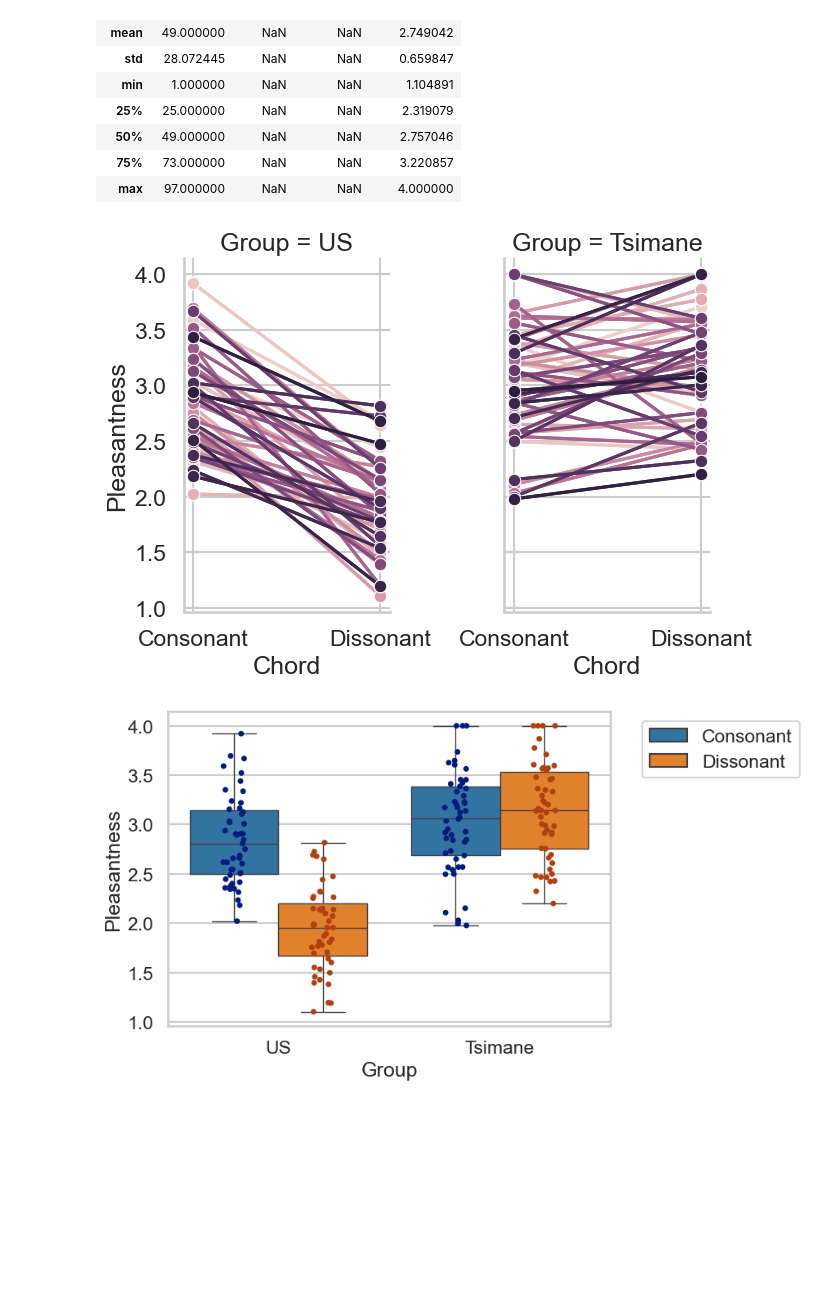
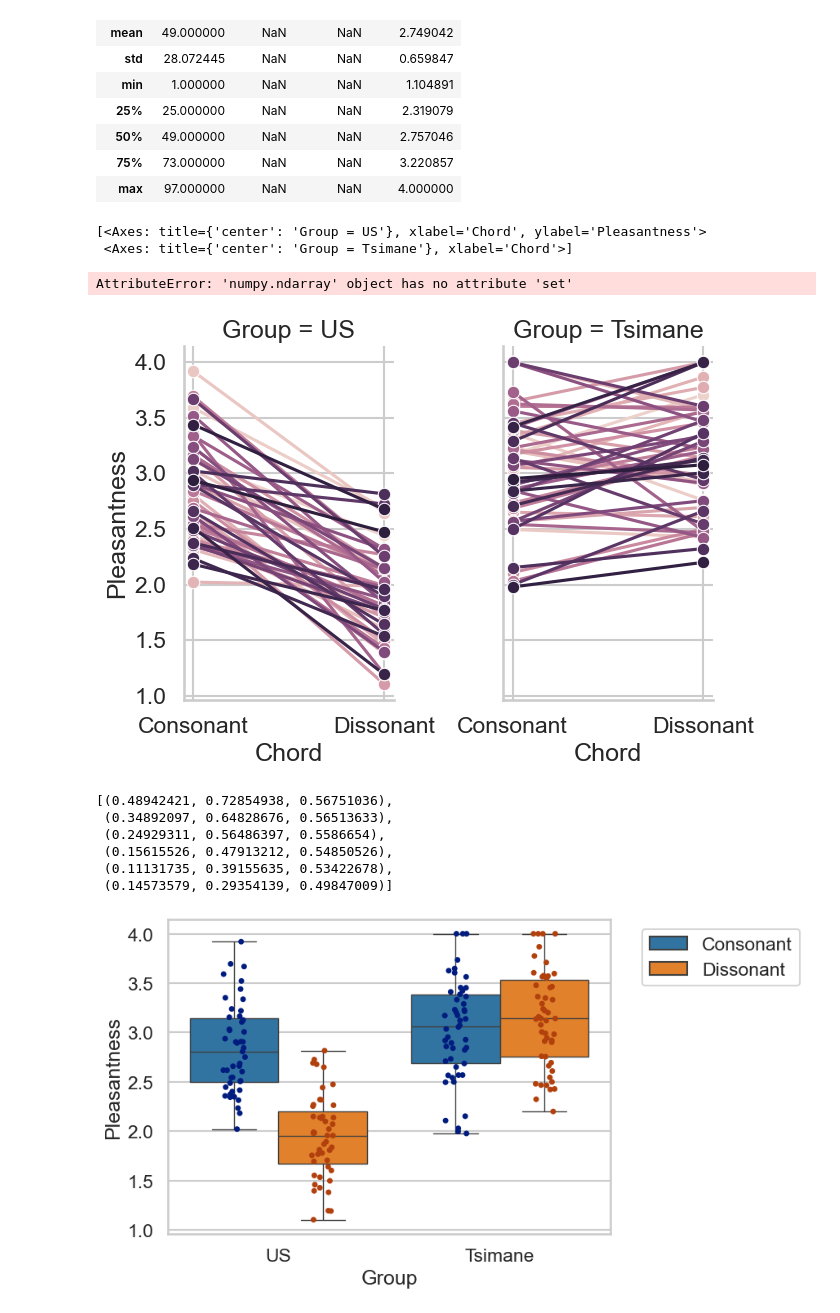
Before and after one commit to natezuk/stats-visualizations, a Jupyter notebook: anova_lectures_2024/rm_mixed_chords.ipynb, the cells around one changed output. Cells and saved outputs as stored; diff of their text form; code cells hidden in the pictures; blank space fills up the shorter version.

Commit message:
Updated chords script

```diff
--- a/anova_lectures_2024/rm_mixed_chords.ipynb
+++ b/anova_lectures_2024/rm_mixed_chords.ipynb
@@ -59,12 +59,27 @@ df.describe(include='all')
 # %%
 # Plot the data
 g = sns.FacetGrid(data=df, col='Group', height=5, aspect=0.7)
-g.map_dataframe(sns.lineplot, x='Chord', y='Pleasantness', hue='Subject', marker='o')
-g.map_dataframe(sns.lineplot, x='Chord', y='Pleasantness', hue='Subject', marker='o')
+pl = g.map_dataframe(sns.lineplot, x='Chord', y='Pleasantness', hue='Subject', marker='o')
+print(pl.axes[0])
+pl.axes[0].set(palette="crest")
+pl = g.map_dataframe(sns.lineplot, x='Chord', y='Pleasantness', hue='Subject', marker='o')
+pl.axes[0].set(palette="flare")
 plt.tight_layout()
 plt.show()
 # %% [output]
+[<Axes: title={'center': 'Group = US'}, xlabel='Chord', ylabel='Pleasantness'>
+ <Axes: title={'center': 'Group = Tsimane'}, xlabel='Chord'>]
+AttributeError: 'numpy.ndarray' object has no attribute 'set'
-[figure, old version]
+[figure, new version]
+# %%
+sns.color_palette("crest")
+# %% [output]
+[(0.48942421, 0.72854938, 0.56751036),
+ (0.34892097, 0.64828676, 0.56513633),
+ (0.24929311, 0.56486397, 0.5586654),
+ (0.15615526, 0.47913212, 0.54850526),
+ (0.11131735, 0.39155635, 0.53422678),
+ (0.14573579, 0.29354139, 0.49847009)]
 # %%
 # Overlay both conditions, using a boxplot and strip plot
 plt.figure(figsize=(7,5))
```
